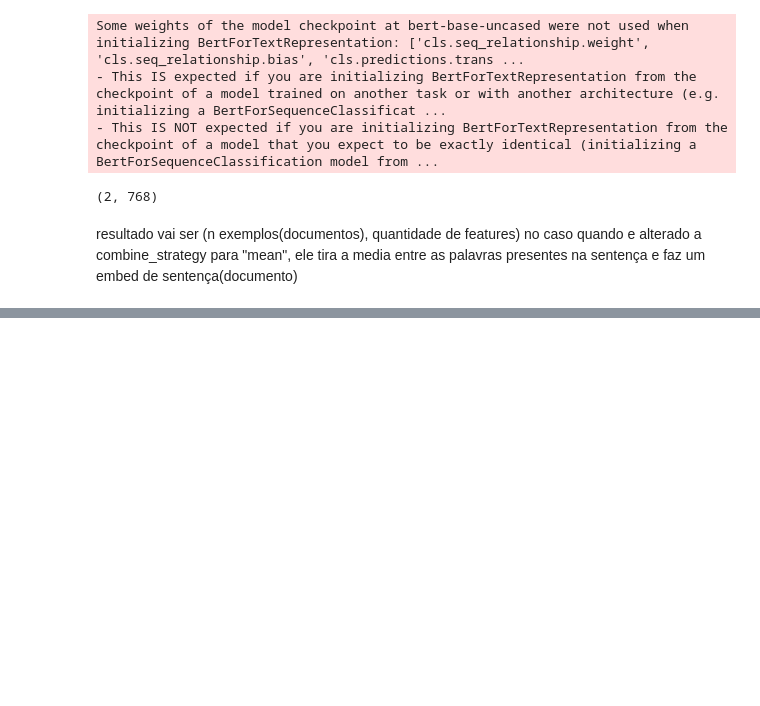
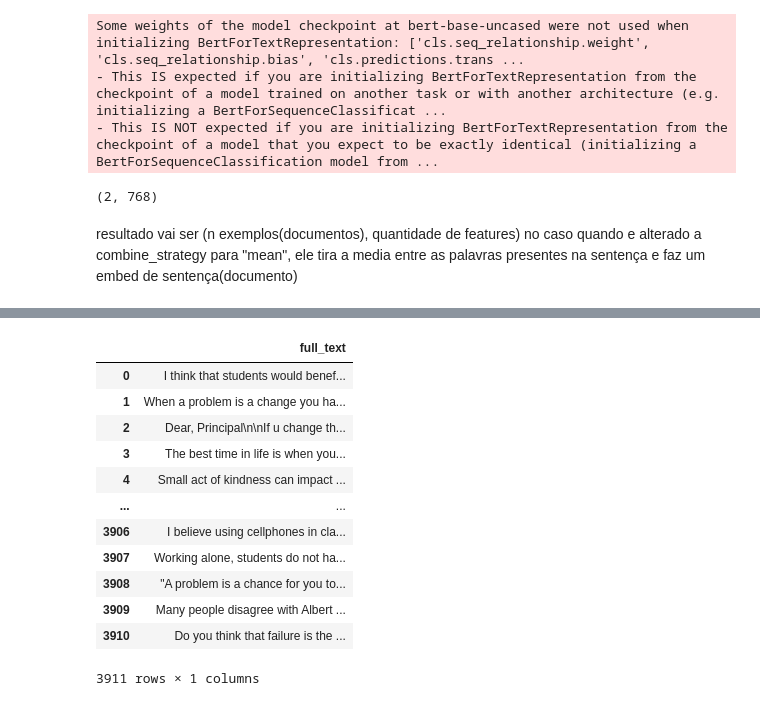
Before and after one commit to arthurzueiro123/testando-embedding, a Jupyter notebook: testando_doc2vec.ipynb, the cells around one changed output, grey strips where cells are left out. Drawn from its saved outputs; the diff is of its cells as text; code cells hidden in the pictures; blank space fills up the shorter version.

```diff
--- a/testando_doc2vec.ipynb
+++ b/testando_doc2vec.ipynb
@@ -273,0 +300,16 @@ resultado vai ser (n exemplos(documentos), quantidade de features) no caso quand
+# %%
+df_essays
+# %% [output]
+|  | full_text |
+| 0 | I think that students would benef... |
+| 1 | When a problem is a change you ha... |
+| 2 | Dear, Principal\n\nIf u change th... |
+| 3 | The best time in life is when you... |
+| 4 | Small act of kindness can impact ... |
+| ... | ... |
+| 3906 | I believe using cellphones in cla... |
+| 3907 | Working alone, students do not ha... |
+| 3908 | "A problem is a chance for you to... |
+| 3909 | Many people disagree with Albert ... |
+| 3910 | Do you think that failure is the ... |
+3911 rows × 1 columns
```
Also changed, not shown: parts of 14 cells of this notebook.
